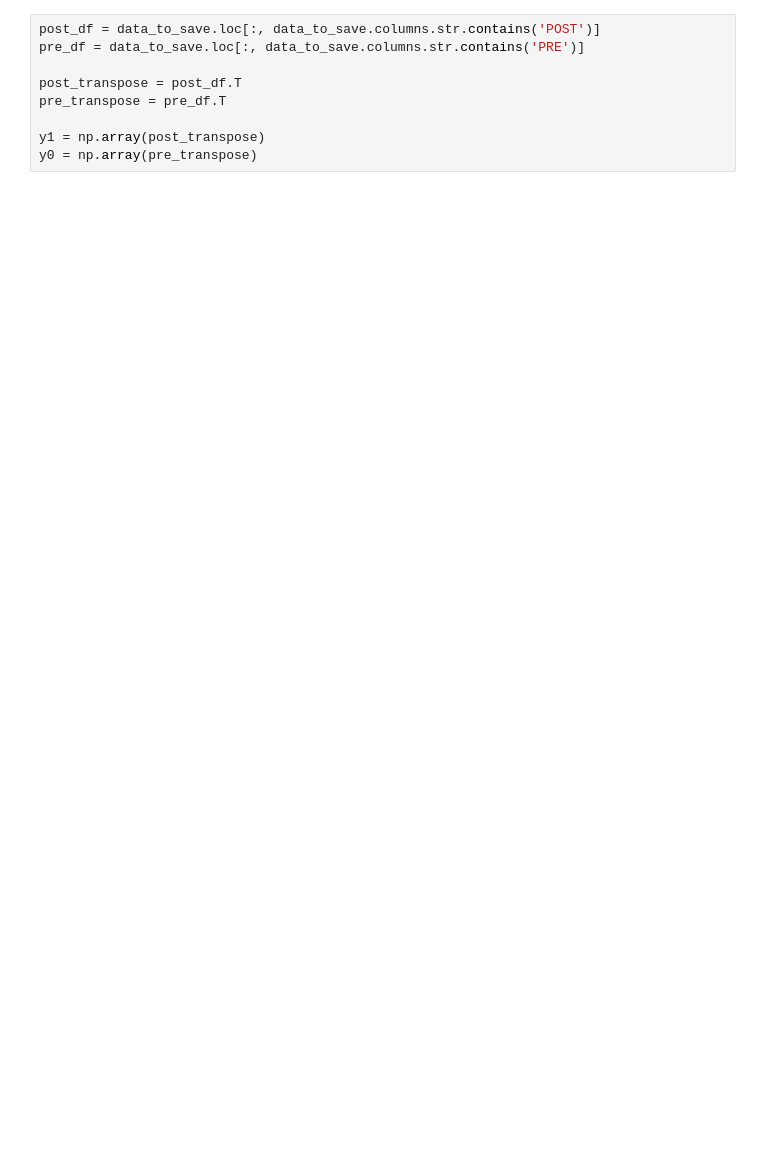
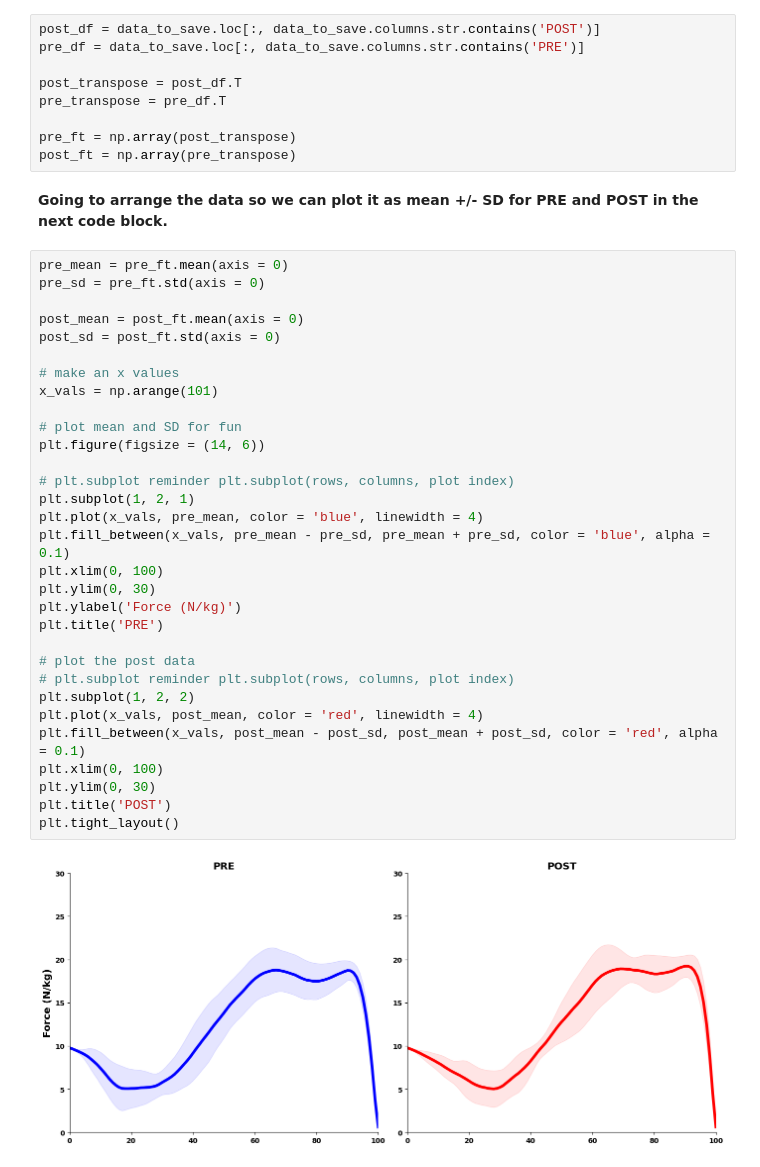
Before and after one commit to cjcleary/ClearyResearch, a Jupyter notebook: Misc/Cleary SPM1D CMJ clean data.ipynb, the cells around one changed output. Saved outputs shown, nothing was run; the diff lists cells and outputs as text; blank space fills up the shorter version.

```diff
--- a/Misc/Cleary SPM1D CMJ clean data.ipynb
+++ b/Misc/Cleary SPM1D CMJ clean data.ipynb
@@ -86,5 +180,40 @@ pre_df = data_to_save.loc[:, data_to_save.columns.str.contains('PRE')]
 post_transpose = post_df.T
 pre_transpose = pre_df.T
 
-y1 = np.array(post_transpose)
-y0 = np.array(pre_transpose)
+pre_ft = np.array(post_transpose)
+post_ft = np.array(pre_transpose)
+# %% [markdown]
+<b> Going to arrange the data so we can plot it as mean +/- SD for PRE and POST in the next code block.
+# %%
+pre_mean = pre_ft.mean(axis = 0)
+pre_sd = pre_ft.std(axis = 0)
+
+post_mean = post_ft.mean(axis = 0)
+post_sd = post_ft.std(axis = 0)
+
+# make an x values
+x_vals = np.arange(101)
+
+# plot mean and SD for fun
+plt.figure(figsize = (14, 6))
+
+# plt.subplot reminder plt.subplot(rows, columns, plot index)
+plt.subplot(1, 2, 1)
+plt.plot(x_vals, pre_mean, color = 'blue', linewidth = 4)
+plt.fill_between(x_vals, pre_mean - pre_sd, pre_mean + pre_sd, color = 'blue', alpha = 0.1)
+plt.xlim(0, 100)
+plt.ylim(0, 30)
+plt.ylabel('Force (N/kg)')
+plt.title('PRE')
+
+# plot the post data
+# plt.subplot reminder plt.subplot(rows, columns, plot index)
+plt.subplot(1, 2, 2)
+plt.plot(x_vals, post_mean, color = 'red', linewidth = 4)
+plt.fill_between(x_vals, post_mean - post_sd, post_mean + post_sd, color = 'red', alpha = 0.1)
+plt.xlim(0, 100)
+plt.ylim(0, 30)
+plt.title('POST')
+plt.tight_layout()
+# %% [output]
+[figure, added]
```
Also changed, not shown: parts of 20 cells of this notebook, 23 other files.
